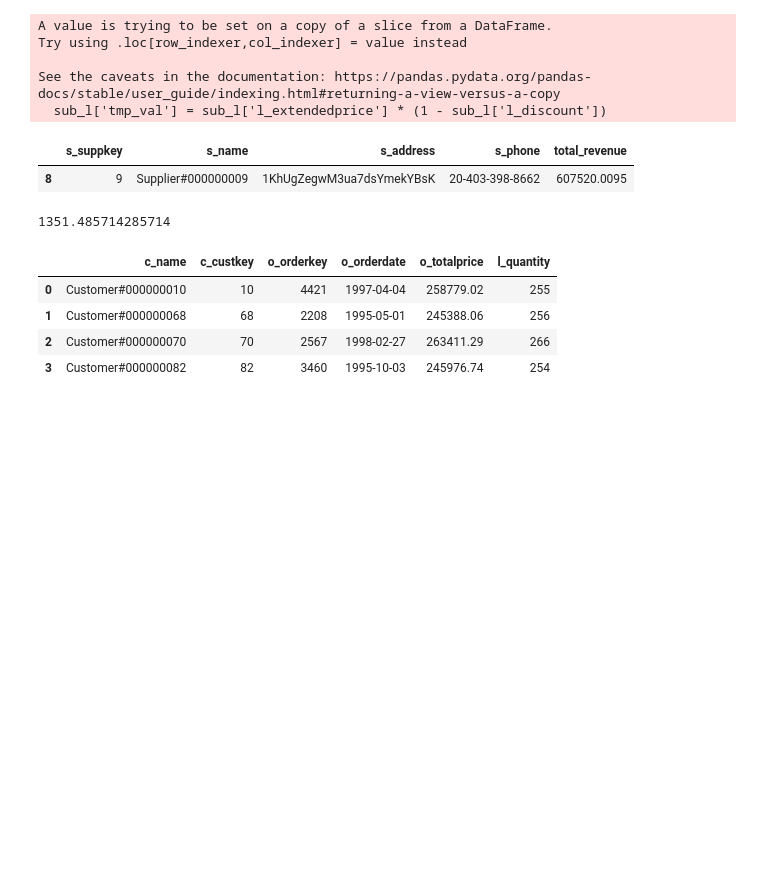
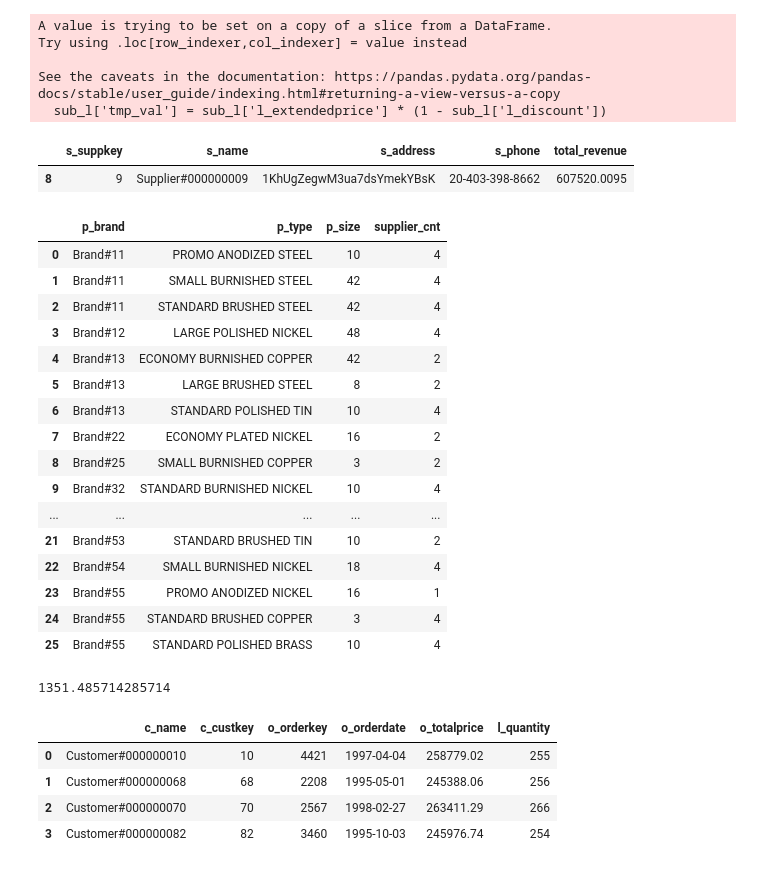
Before and after one commit to Unka-Malloc/pandas-sdql.py, a Jupyter notebook: pandas-query.ipynb, the cells around one changed output. Saved outputs shown, nothing was run; the diff lists cells and outputs as text; code cells hidden in the pictures; blank space fills up the shorter version.

```diff
--- a/pandas-query.ipynb
+++ b/pandas-query.ipynb
@@ -551,6 +551,52 @@ See the caveats in the documentation: https://pandas.pydata.org/pandas-docs/stab
   sub_l['tmp_val'] = sub_l['l_extendedprice'] * (1 - sub_l['l_discount'])
 |  | s_suppkey | s_name | s_address | s_phone | total_revenue |
 | 8 | 9 | Supplier#000000009 | 1KhUgZegwM3ua7dsYmekYBsK | 20-403-398-8662 | 607520.0095 |
+# %%
+# tpch - 16
+
+import pandas
+import pysdql
+
+var1 = 'Brand#21'
+var2 = 'SMALL ANODIZED'
+var3 = (48, 33, 18, 16, 8, 3, 10, 42)
+
+path = r'T:\UG4-Proj\datasets'
+supplier = pandas.read_table(rf'{path}\supplier.tbl', sep='|', index_col=False, header=None, names=pysdql.SUPPLIER_COLS)
+part = pandas.read_table(rf'{path}\part.tbl', sep='|', index_col=False, header=None, names=pysdql.PART_COLS)
+partsupp = pandas.read_table(rf'{path}\partsupp.tbl', sep='|', index_col=False, header=None, names=pysdql.PARTSUPP_COLS)
+
+sub_s = supplier[supplier['s_comment'].str.contains('Customer') & supplier['s_comment'].str.contains('Complaints')]
+
+sub_p = part[(part['p_brand'] != var1)
+             & (~part['p_type'].str.startswith(var2))
+             & (part['p_size'].isin(var3))]
+
+r = sub_p.merge(partsupp, left_on='p_partkey', right_on='ps_partkey')
+
+r = r[~(r['ps_suppkey'].isin(sub_s['s_suppkey']))]
+
+r = r.drop_duplicates(['p_brand', 'p_type', 'p_size', 'ps_suppkey'])
+
+r.groupby(['p_brand', 'p_type', 'p_size'], as_index=False).agg(supplier_cnt=('ps_suppkey', 'count'))
+# %% [output]
+|  | p_brand | p_type | p_size | supplier_cnt |
+| 0 | Brand#11 | PROMO ANODIZED STEEL | 10 | 4 |
+| 1 | Brand#11 | SMALL BURNISHED STEEL | 42 | 4 |
+| 2 | Brand#11 | STANDARD BRUSHED STEEL | 42 | 4 |
+| 3 | Brand#12 | LARGE POLISHED NICKEL | 48 | 4 |
+| 4 | Brand#13 | ECONOMY BURNISHED COPPER | 42 | 2 |
+| 5 | Brand#13 | LARGE BRUSHED STEEL | 8 | 2 |
+| 6 | Brand#13 | STANDARD POLISHED TIN | 10 | 4 |
+| 7 | Brand#22 | ECONOMY PLATED NICKEL | 16 | 2 |
+| 8 | Brand#25 | SMALL BURNISHED COPPER | 3 | 2 |
+| 9 | Brand#32 | STANDARD BURNISHED NICKEL | 10 | 4 |
+| ... | ... | ... | ... | ... |
+| 21 | Brand#53 | STANDARD BRUSHED TIN | 10 | 2 |
+| 22 | Brand#54 | SMALL BURNISHED NICKEL | 18 | 4 |
+| 23 | Brand#55 | PROMO ANODIZED NICKEL | 16 | 1 |
+| 24 | Brand#55 | STANDARD BRUSHED COPPER | 3 | 4 |
+| 25 | Brand#55 | STANDARD POLISHED BRASS | 10 | 4 |
 # %%
 # tpch - 17
 
```
Also changed, not shown: 9 other files.
